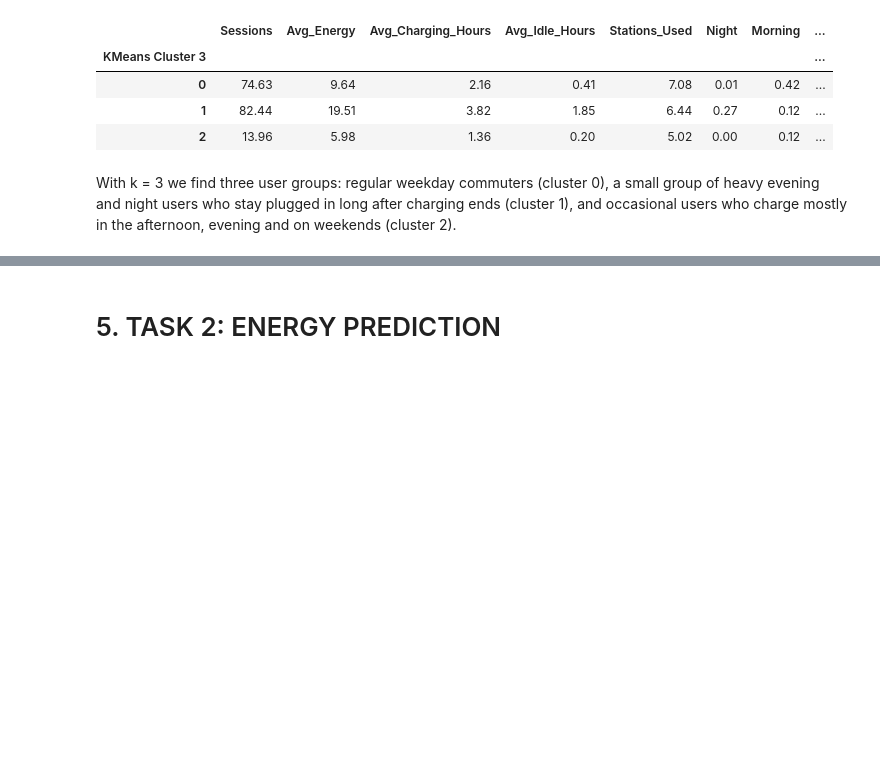
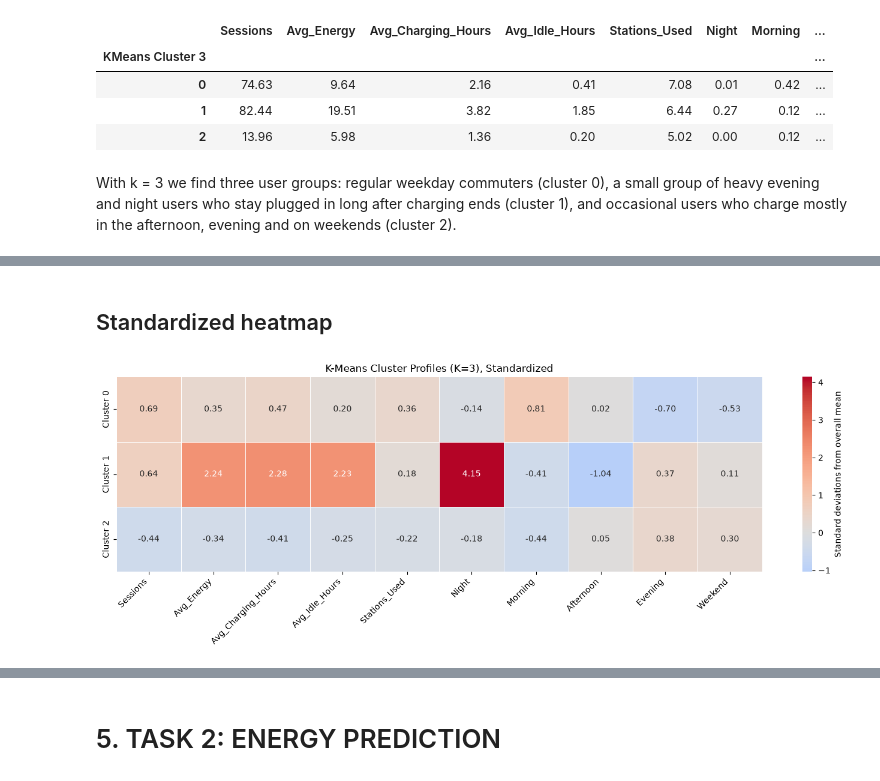
Before and after one commit to FridaGi/ITBA, a Jupyter notebook: ITBA_Project.ipynb, the cells around one changed output, grey strips where cells are left out. Cells and saved outputs as stored; diff of their text form; code cells hidden in the pictures; blank space fills up the shorter version.

```diff
--- a/ITBA_Project.ipynb
+++ b/ITBA_Project.ipynb
@@ -699,0 +823,13 @@ With k = 3 we find three user groups: regular weekday commuters (cluster 0), a s
+# %% [markdown]
+## Standardized heatmap
+# %%
+centres_z = pd.DataFrame(kmeans3.cluster_centers_, columns=feature_cols,
+                         index=[f"Cluster {i}" for i in range(3)])
+
+plt.figure(figsize=(14, 5))
+sns.heatmap(centres_z, annot=True, cmap="coolwarm", center=0, fmt=".2f", linewidths=0.5,
+            cbar_kws={"label": "Standard deviations from overall mean"})
+plt.title("K-Means Cluster Profiles (K=3), Standardized")
+plt.xticks(rotation=45, ha="right"); plt.tight_layout(); plt.show()
+# %% [output]
+[figure, added]
```
Also changed, not shown: parts of 10 cells of this notebook.
